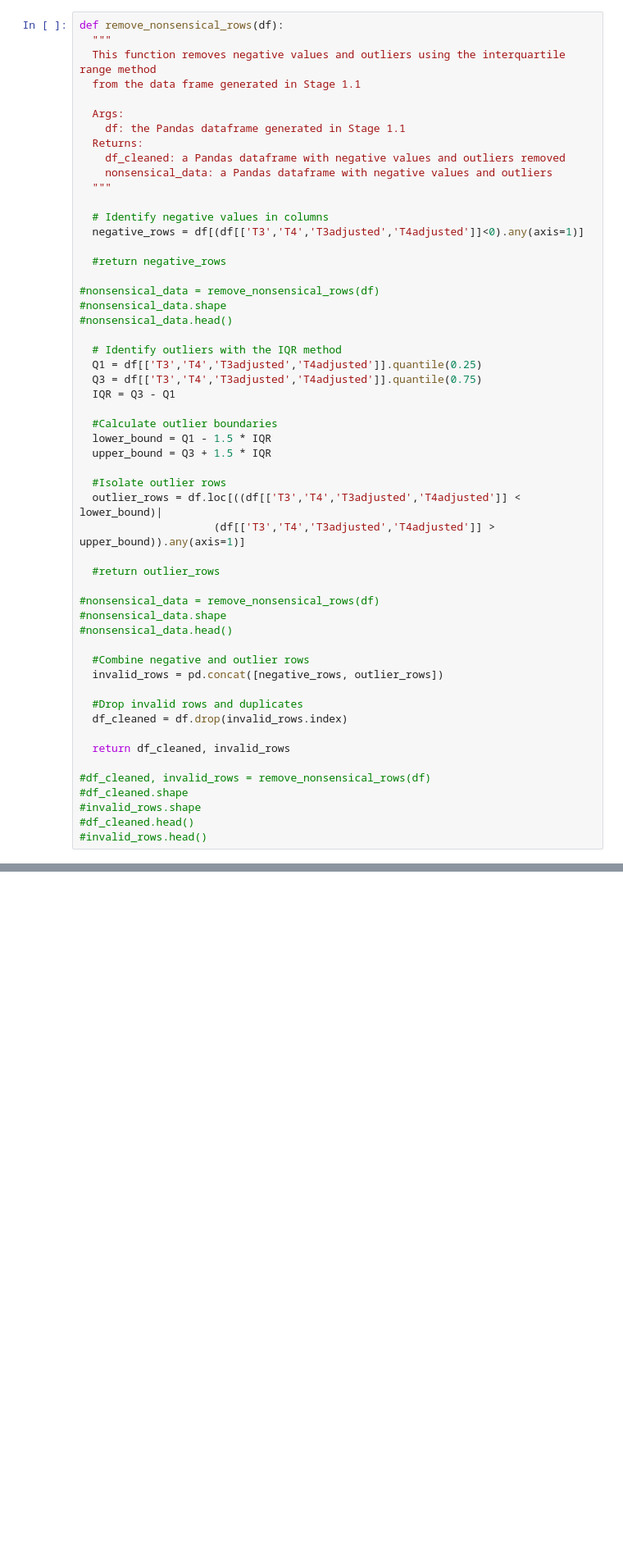
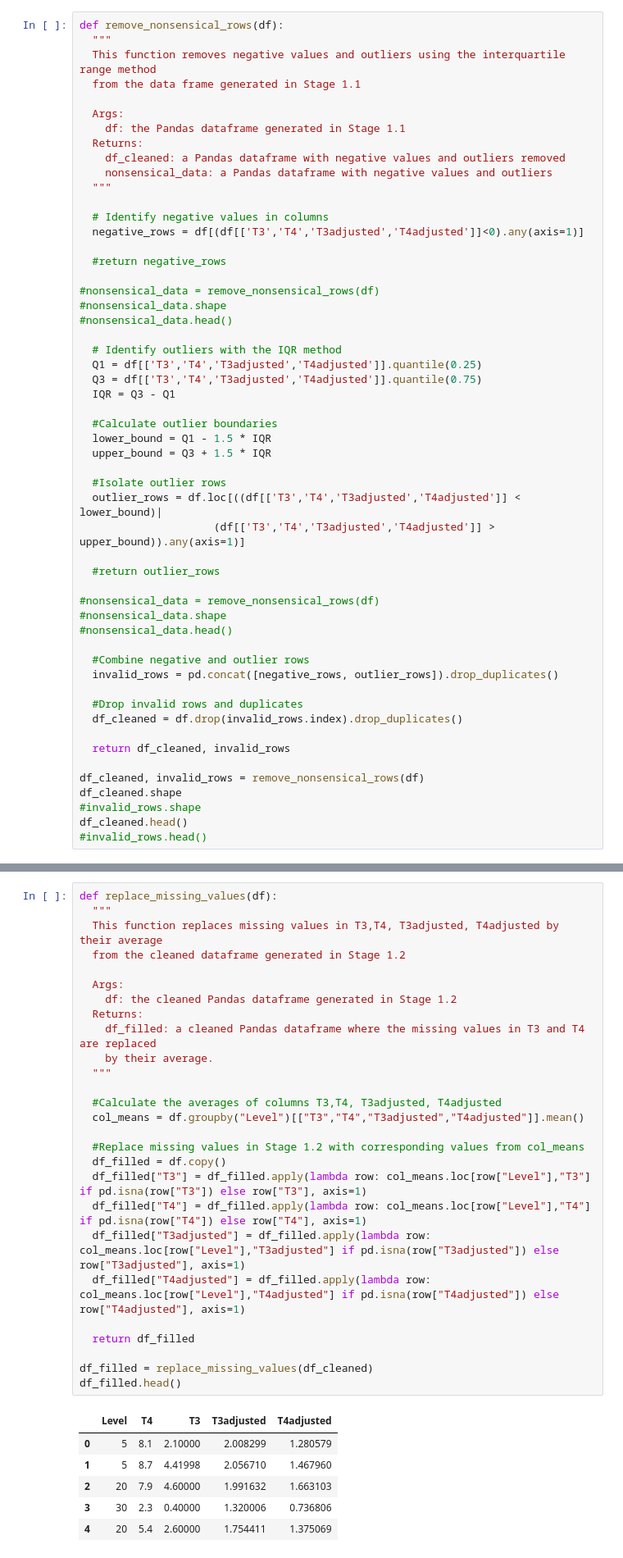
Before and after one commit to jsp289/CS5901_Assignment2, a Jupyter notebook: CS5901__assignment2_stage1_1_data_cleaning_py.ipynb, the cells around one changed output, grey strips where cells are left out. Shown: that part at 82% size. Drawn from its saved outputs; the diff is of its cells as text; blank space fills up the shorter version.

Commit message:
Stage 1.3 - Replace missing values.

```diff
--- a/CS5901__assignment2_stage1_1_data_cleaning_py.ipynb
+++ b/CS5901__assignment2_stage1_1_data_cleaning_py.ipynb
@@ -95,17 +95,17 @@ def remove_nonsensical_rows(df):
 #nonsensical_data.head()
 
   #Combine negative and outlier rows
-  invalid_rows = pd.concat([negative_rows, outlier_rows])
+  invalid_rows = pd.concat([negative_rows, outlier_rows]).drop_duplicates()
 
   #Drop invalid rows and duplicates
-  df_cleaned = df.drop(invalid_rows.index)
+  df_cleaned = df.drop(invalid_rows.index).drop_duplicates()
 
   return df_cleaned, invalid_rows
 
-#df_cleaned, invalid_rows = remove_nonsensical_rows(df)
-#df_cleaned.shape
+df_cleaned, invalid_rows = remove_nonsensical_rows(df)
+df_cleaned.shape
 #invalid_rows.shape
-#df_cleaned.head()
+df_cleaned.head()
 #invalid_rows.head()
 # %% [output]
 |  | Level | T4 | T3 | T3adjusted | T4adjusted |
@@ -116,0 +121,34 @@ def remove_nonsensical_rows(df):
+# %%
+def replace_missing_values(df):
+  """
+  This function replaces missing values in T3,T4, T3adjusted, T4adjusted by their average
+  from the cleaned dataframe generated in Stage 1.2
+
+  Args:
+    df: the cleaned Pandas dataframe generated in Stage 1.2
+  Returns:
+    df_filled: a cleaned Pandas dataframe where the missing values in T3 and T4 are replaced
+    by their average.
+  """
+
+  #Calculate the averages of columns T3,T4, T3adjusted, T4adjusted
+  col_means = df.groupby("Level")[["T3","T4","T3adjusted","T4adjusted"]].mean()
+
+  #Replace missing values in Stage 1.2 with corresponding values from col_means
+  df_filled = df.copy()
+  df_filled["T3"] = df_filled.apply(lambda row: col_means.loc[row["Level"],"T3"] if pd.isna(row["T3"]) else row["T3"], axis=1)
+  df_filled["T4"] = df_filled.apply(lambda row: col_means.loc[row["Level"],"T4"] if pd.isna(row["T4"]) else row["T4"], axis=1)
+  df_filled["T3adjusted"] = df_filled.apply(lambda row: col_means.loc[row["Level"],"T3adjusted"] if pd.isna(row["T3adjusted"]) else row["T3adjusted"], axis=1)
+  df_filled["T4adjusted"] = df_filled.apply(lambda row: col_means.loc[row["Level"],"T4adjusted"] if pd.isna(row["T4adjusted"]) else row["T4adjusted"], axis=1)
+
+  return df_filled
+
+df_filled = replace_missing_values(df_cleaned)
+df_filled.head()
+# %% [output]
+|  | Level | T4 | T3 | T3adjusted | T4adjusted |
+| 0 | 5 | 8.1 | 2.10000 | 2.008299 | 1.280579 |
+| 1 | 5 | 8.7 | 4.41998 | 2.056710 | 1.467960 |
+| 2 | 20 | 7.9 | 4.60000 | 1.991632 | 1.663103 |
+| 3 | 30 | 2.3 | 0.40000 | 1.320006 | 0.736806 |
+| 4 | 20 | 5.4 | 2.60000 | 1.754411 | 1.375069 |
```
Also changed, not shown: parts of 4 cells of this notebook.
